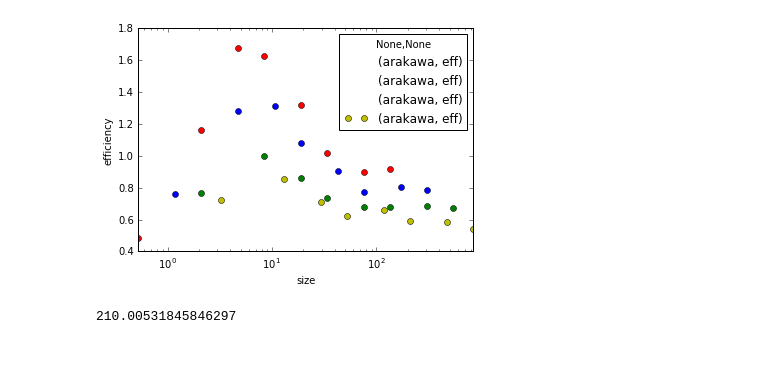
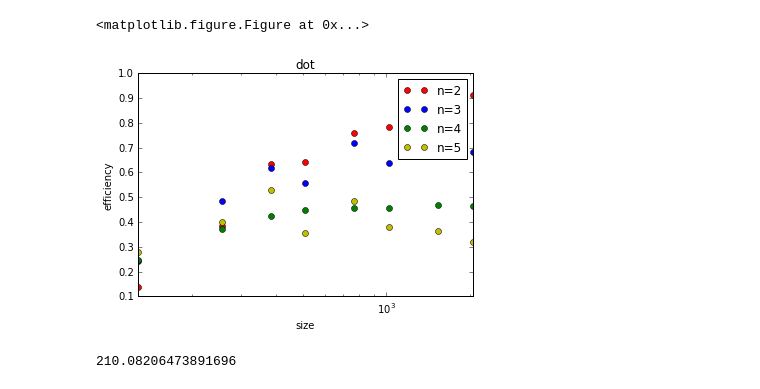
Before and after one commit to mwiesenberger/performance, a Jupyter notebook: analysis.ipynb, the cells around one changed output. Drawn from its saved outputs; the diff is of its cells as text; code cells hidden in the pictures; blank space fills up the shorter version.

```diff
--- a/analysis.ipynb
+++ b/analysis.ipynb
@@ -8,9 +18,4 @@ memops = {'scal':2, 'axpby':3, 'pointwiseDot':6, 'dot':2, 'dx':3, 'dy':3,
 # %%
-#read in csv file
-df1 = pd.read_csv('benchmark_skl_mpi1.csv', delimiter=' ')
-#get rid of non-relevant columns
-df1_measure = df1[['n','Nx','Ny']+list(memops.keys())]
 #compute show mean and standard derivation of 'same' groups
-dfr=df1_measure.groupby(['n', 'Nx','Ny']).agg(['mean', 'std'])
-dfr=dfr.reset_index(level=['n','Nx','Ny'])
-dfr
+dfr=dfr.groupby(['n', 'Nx','Ny','size']).agg(['mean', 'std'])
+dfr=dfr.reset_index(level=['n','Nx','Ny','size'])
@@ -36,17 +24,13 @@ dfr
 # %%
-#insert size in GBytes
-dfr.insert(0,'size', 8*dfr['n']*dfr['n']*dfr['Nx']*dfr['Ny']/1e6)
-#insert bandwidth columns= multiply size by memops / time
+base_bandwidth = dfr[('axpby','mean')].iloc[15] # base bandwidth at 3 2048 2048
 for name, mem in memops.items():
-    dfr[(name,'bw')] = dfr['size']/1000*mem/dfr[(name,'mean')]
-base_bandwidth = dfr[('axpby','bw')].iloc[15] # base bandwidth at 3 2048 2048
-for name, mem in memops.items():
-    dfr[(name,'eff')]= dfr[(name,'bw')]/base_bandwidth
+    dfr[(name,'eff')]= dfr[(name,'mean')]/base_bandwidth
+    dfr[(name,'eff_err')]=dfr[(name,'std')]/base_bandwidth
 #now display all bandwidth results
 # %%
 cols=[(m,'eff') for m in memops.keys()]
 efficiency=dfr[['n','Nx','Ny','size']].join( dfr[cols])
-cols=[(m,'bw') for m in memops.keys()]
+cols=[(m,'eff_err') for m in memops.keys()]
 efficiency=efficiency.join( dfr[cols])
 #dfr=dfr.sort_values(by='size')
 #efficiency=efficiency.set_index('size')
@@ -75,16 +50,21 @@ efficiency
 # %%
-plt.figure
-plotlist = [('arakawa','eff')]
+fig=plt.figure()
+plotlist = [('dy','eff')]
 stylelist = ['ro','bo','go','yo']
 #efficiency.iloc[8:24].plot(x=('size',''),y=[('cg','eff'),('arakawa','eff')],style=['ro','bo'],logx=True)
-ax = efficiency.iloc[0:8].plot(    x=('size',''),y=plotlist,style=stylelist[0],logx=True)
-efficiency.iloc[8:16].plot(ax=ax,  x=('size',''),y=plotlist,style=stylelist[1],logx=True)
-efficiency.iloc[16:24].plot(ax=ax, x=('size',''),y=plotlist,style=stylelist[2],logx=True)
-efficiency.iloc[24:32].plot(ax=ax, x=('size',''),y=plotlist,style=stylelist[3],logx=True)
+ax = efficiency.iloc[0:8].plot(    x=('Nx',''),y=plotlist,style=stylelist[0])
+efficiency.iloc[8:16].plot(ax=ax,  x=('Nx',''),y=plotlist,style=stylelist[1])
+efficiency.iloc[16:24].plot(ax=ax, x=('Nx',''),y=plotlist,style=stylelist[2])
+efficiency.iloc[24:32].plot(ax=ax, x=('Nx',''),y=plotlist,style=stylelist[3])
+#plt.loglog()
+plt.title('dot')
+plt.xscale('log')
 plt.ylabel('efficiency')
 plt.xlabel('size')
+plt.legend(['n=2','n=3','n=4','n=5'])
 plt.show()
 base_bandwidth
 # %% [output]
+<matplotlib.figure.Figure at 0x...>
-[figure, old version]
+[figure, new version]
-210.00531845846297
+210.08206473891696
```
Also changed, not shown: parts of 6 cells of this notebook, 3 other files.
